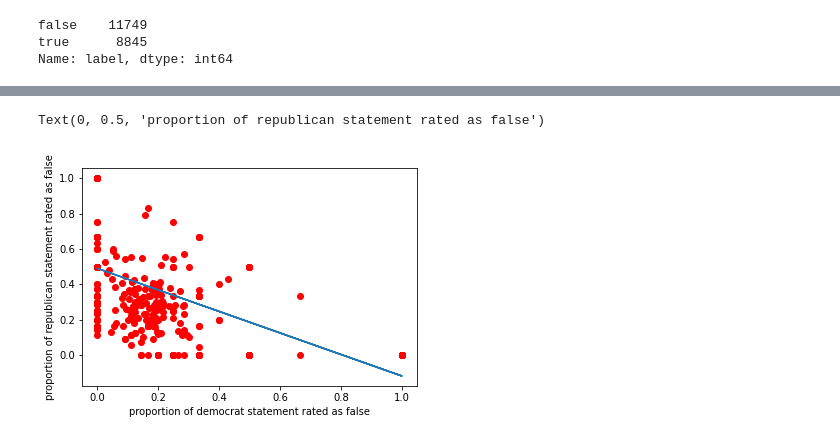
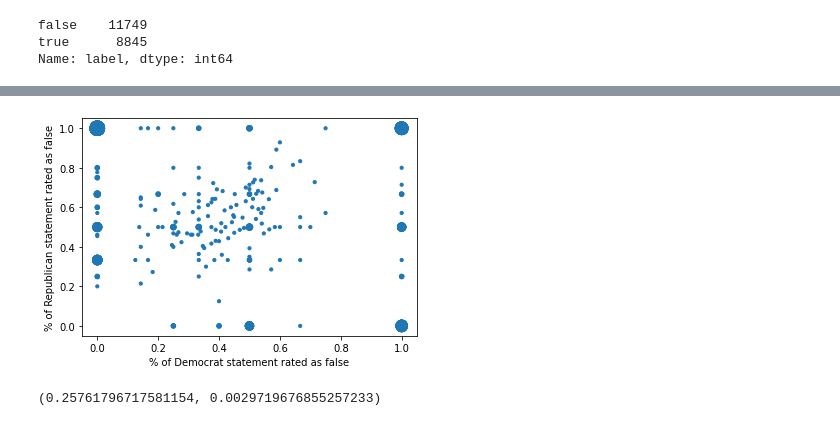
Before and after one commit to macs30200-s22/replication-materials-hshi420, a Jupyter notebook: code/analysis.ipynb, the cells around one changed output, grey strips where cells are left out. Drawn from its saved outputs; the diff is of its cells as text; code cells hidden in the pictures.

```diff
--- a/code/analysis.ipynb
+++ b/code/analysis.ipynb
@@ -156,0 +385,3 @@ r['democrat_false'].corr(r['republican_false'])
+# %%
+import pandas as pd
+r = pd.read_csv('r_work.csv')
@@ -157,18 +427,13 @@ r['democrat_false'].corr(r['republican_false'])
 # %%
 import matplotlib.pyplot as plt
-import numpy as np
-#plt.scatter(r['democrat_false'], r['republican_false'])
-
-from scipy import stats
-
-coef = np.polyfit(r.democrat_false, r.republican_false, 1)
-
-poly1d_fn = np.poly1d(coef)
-
-plt.plot(r['democrat_false'],r['republican_false'], 'ro', r['republican_false'], poly1d_fn(r['republican_false']))
-
-plt.xlabel('proportion of democrat statement rated as false')
-plt.ylabel('proportion of republican statement rated as false')
+from collections import Counter
+x = r['demo_false_proportion']
+y = r['repub_false_proportion']
+c = Counter(zip(x,y))
+s = [10*c[(xx,yy)] for xx,yy in zip(x,y)]
+plt.scatter(x, y, s=s)
+plt.xlabel('% of Democrat statement rated as false')
+plt.ylabel('% of Republican statement rated as false')
+plt.savefig('new.png')
 # %% [output]
-Text(0, 0.5, 'proportion of republican statement rated as false')
-[figure, old version]
+[figure, new version]
@@ -174,0 +443,5 @@ Text(0, 0.5, 'proportion of republican statement rated as false')
+# %%
+from scipy import stats
+stats.pearsonr(r_filtered['demo_false_proportion'], r_filtered['repub_false_proportion'])
+# %% [output]
+(0.25761796717581154, 0.0029719676855257233)
```
Also changed, not shown: parts of 165 cells of this notebook.
